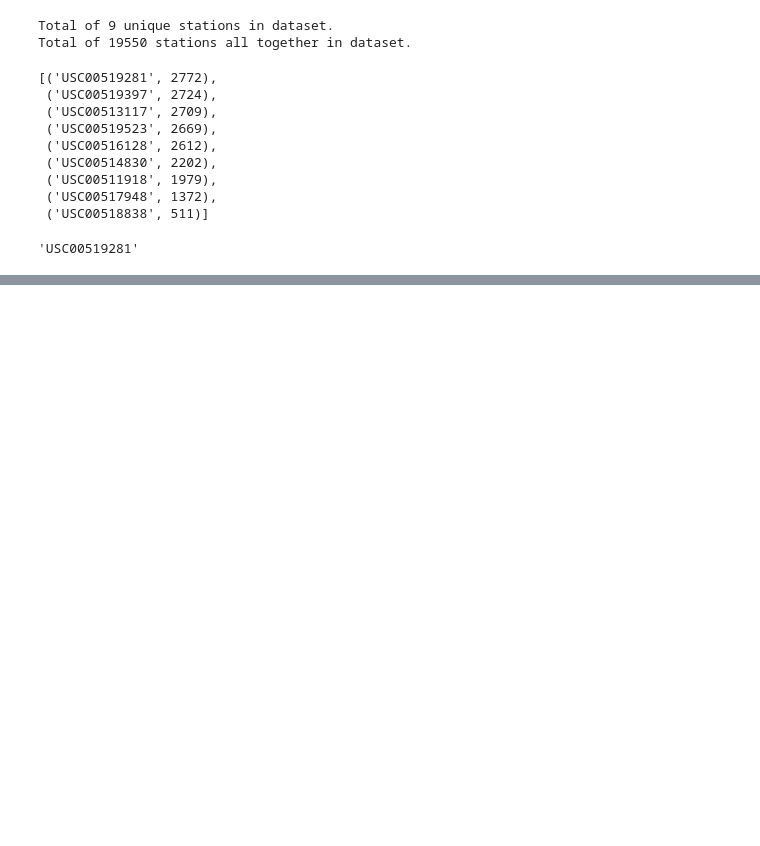
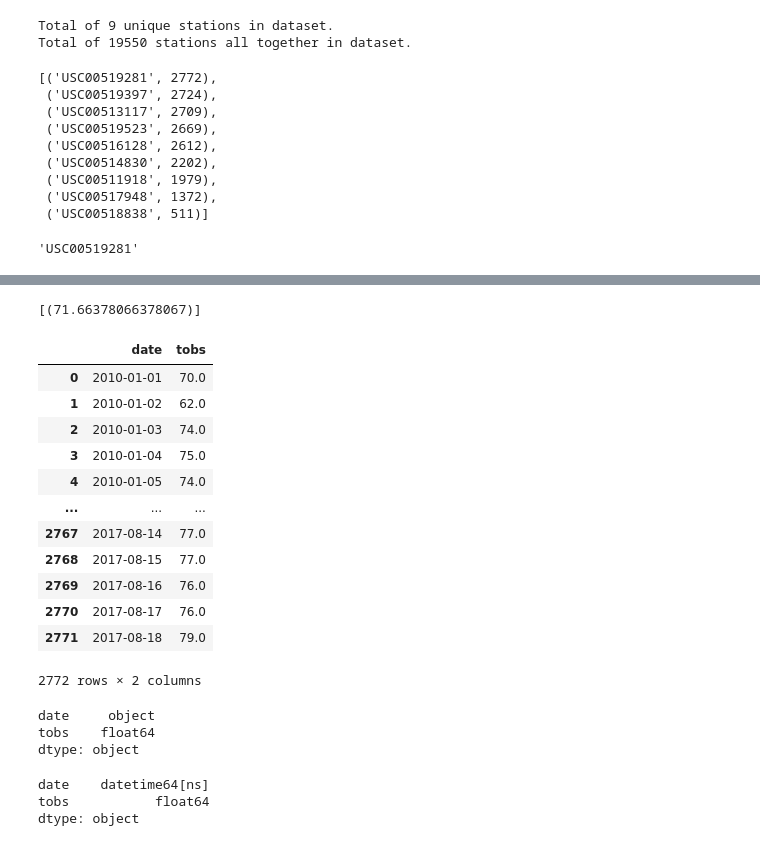
Before and after one commit to kylagelev/sqlalchemy-challenge, a Jupyter notebook: climate.ipynb, the cells around one changed output, grey strips where cells are left out. Cells and saved outputs as stored; diff of their text form; code cells hidden in the pictures; blank space fills up the shorter version.

```diff
--- a/climate.ipynb
+++ b/climate.ipynb
@@ -305,0 +300,44 @@ max_station
+# %%
+#lowest, highest, and average temperature for USC00519281
+#filter by measurement.station == USC00519281, aka max_station
+
+#func.min, func.max, func.avg, and func.count
+high_temp = session.query(func.min(measurement.tobs)).filter(measurement.station == max_station).all()
+low_temp = session.query(func.max(measurement.tobs)).filter(measurement.station == max_station).all()
+avg_temp = session.query(func.avg(measurement.tobs)).filter(measurement.station == max_station).all()
+# %% [output]
+[(71.66378066378067)]
+# %%
+#retrieve 12 months of temp
+temp_filter = session.query(measurement.date, measurement.tobs).filter(measurement.station == max_station).all()
+temp_df = pd.DataFrame(temp_filter)
+temp_df
+# %% [output]
+|  | date | tobs |
+| 0 | 2010-01-01 | 70.0 |
+| 1 | 2010-01-02 | 62.0 |
+| 2 | 2010-01-03 | 74.0 |
+| 3 | 2010-01-04 | 75.0 |
+| 4 | 2010-01-05 | 74.0 |
+| ... | ... | ... |
+| 2767 | 2017-08-14 | 77.0 |
+| 2768 | 2017-08-15 | 77.0 |
+| 2769 | 2017-08-16 | 76.0 |
+| 2770 | 2017-08-17 | 76.0 |
+| 2771 | 2017-08-18 | 79.0 |
+2772 rows × 2 columns
+# %%
+#checking data types
+temp_df.dtypes
+# %% [output]
+date     object
+tobs    float64
+dtype: object
+# %%
+#converting date to datetime, in order to pull specific dates
+temp_df['date'] = pd.to_datetime(temp_df['date'], format='%Y-%m-%d')
+temp_df.dtypes
+# %% [output]
+date    datetime64[ns]
+tobs           float64
+dtype: object
```
Also changed, not shown: parts of 6 cells of this notebook, 1 other file.
